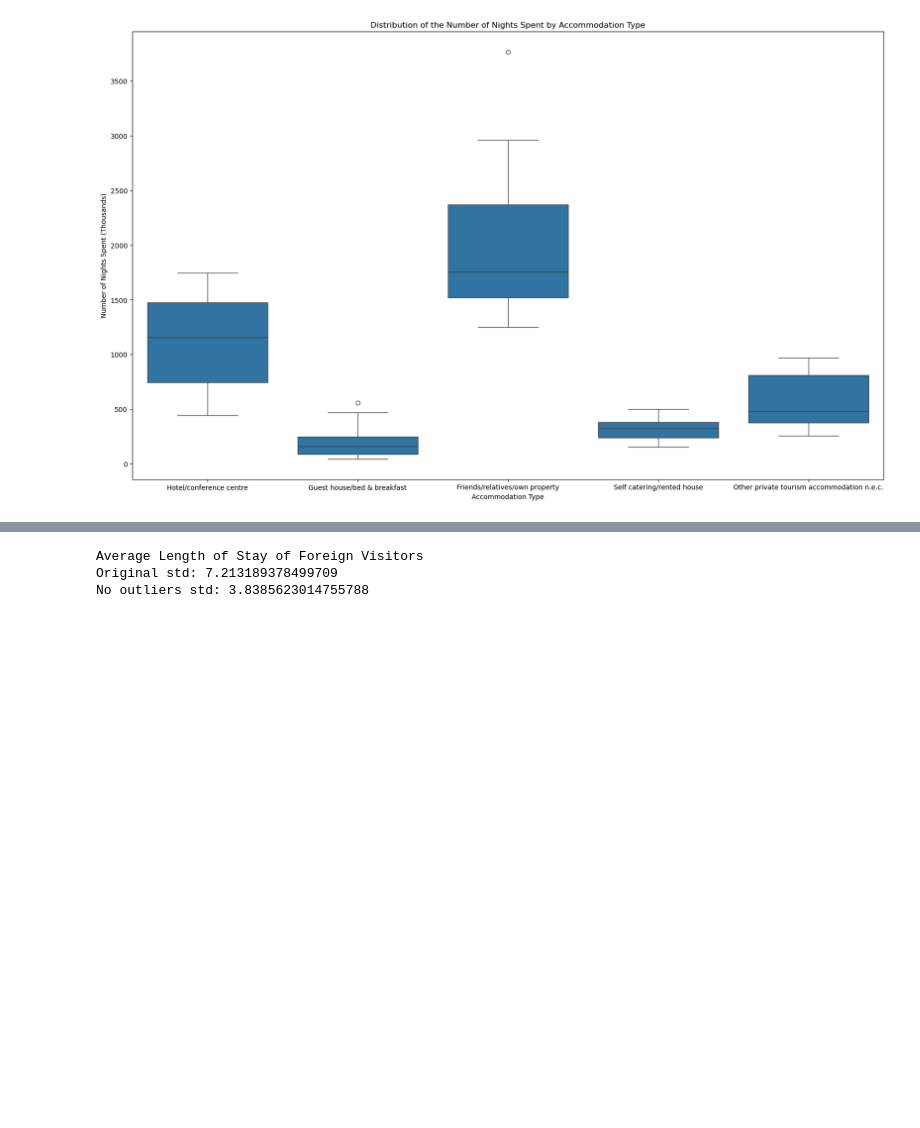
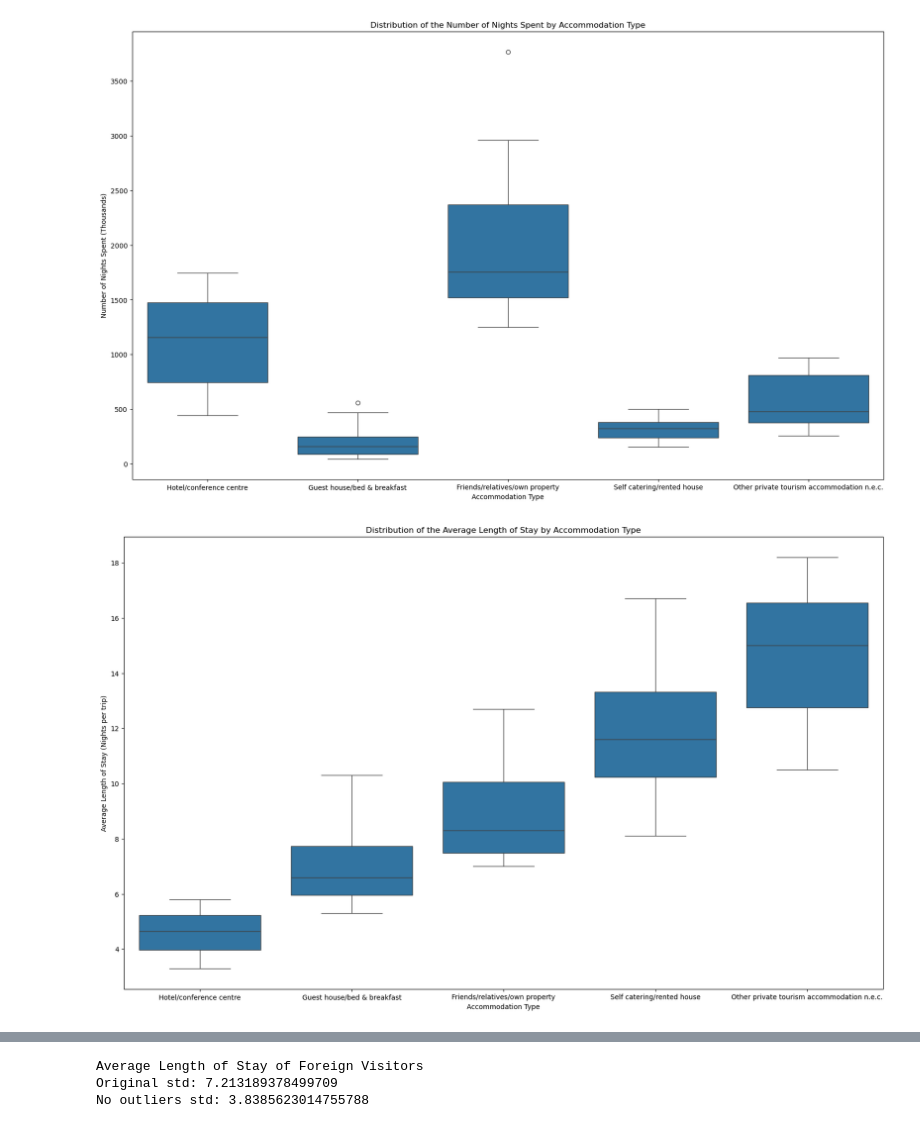
Before and after one commit to IssetVillegas/CCT-Dublin-msc-da-sept-24-sem-1-ca1-IssetVillegas, a Jupyter notebook: EDA.ipynb, the cells around one changed output, grey strips where cells are left out. Cells and saved outputs as stored; diff of their text form; code cells hidden in the pictures; blank space fills up the shorter version.

```diff
--- a/EDA.ipynb
+++ b/EDA.ipynb
@@ -411,3 +412,14 @@ plt.ylabel('Number of Nights Spent (Thousands)')
 plt.show()
 # %% [output]
 [figure]
+# %%
+
+#Creates a boxplot showing the distribution of the Average Length of Stay by foreign visitors grouped by their main type of accommodation
+plt.figure(figsize=(20, 12))
+sns.boxplot(x='Main Accommodation Type', y='Average Length of Stay of Foreign Visitors (Nights per trip)', data=df_no_outliers)
+plt.title('Distribution of the Average Length of Stay by Accommodation Type')
+plt.xlabel('Accommodation Type')
+plt.ylabel('Average Length of Stay (Nights per trip)')
+plt.show()
+# %% [output]
+[figure, added]
```
Also changed, not shown: parts of 7 cells of this notebook.
